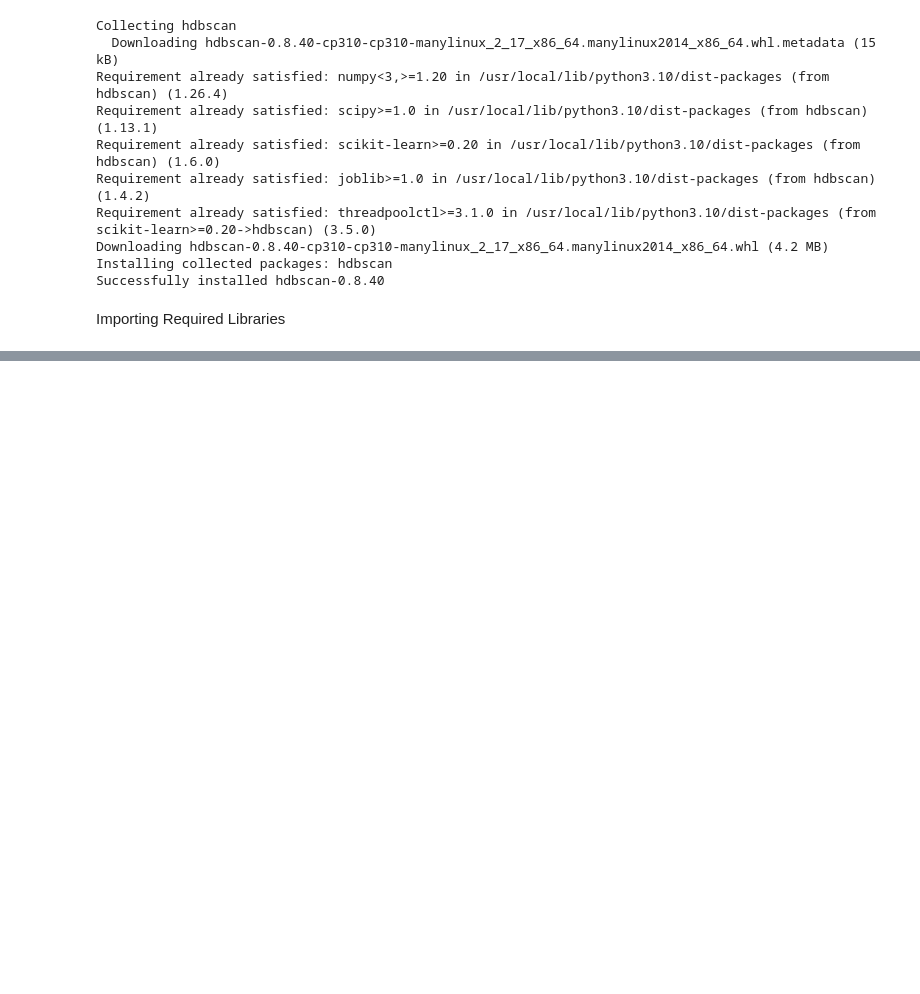
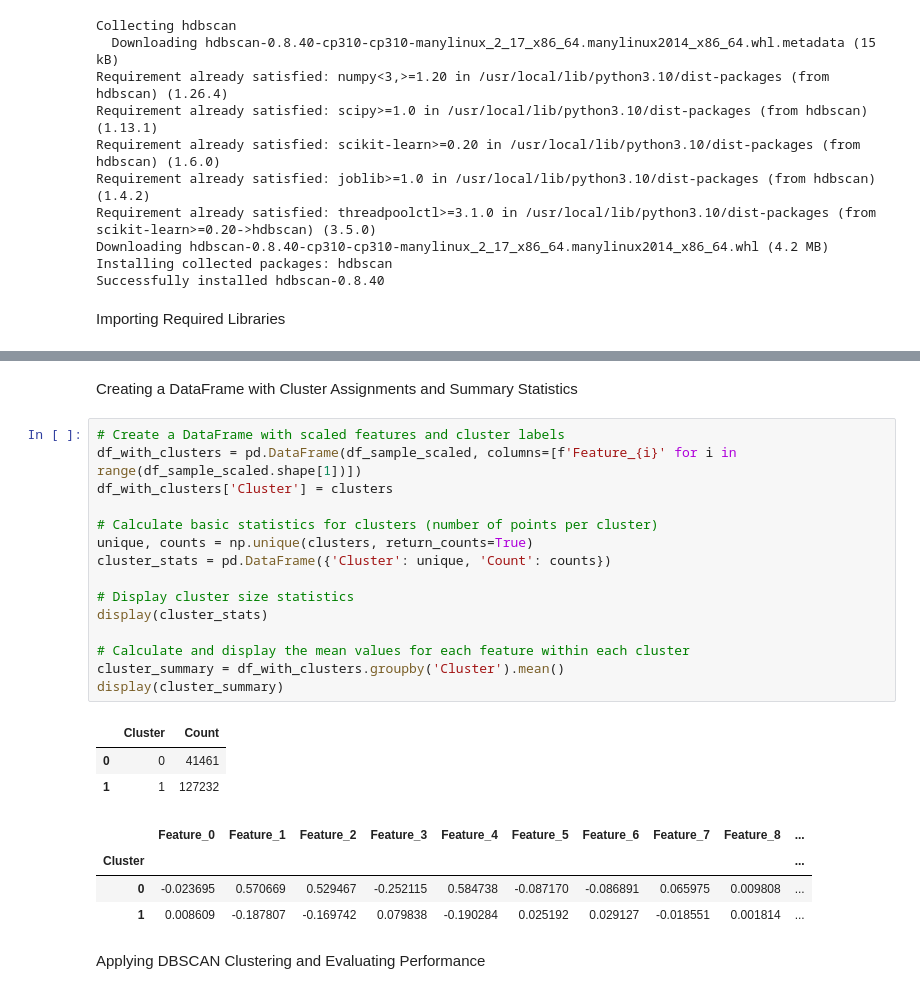
Before and after one commit to orifelszer/CrimeData, a Jupyter notebook: Clustering.ipynb, the cells around one changed output, grey strips where cells are left out. Drawn from its saved outputs; the diff is of its cells as text; blank space fills up the shorter version.

```diff
--- a/Clustering.ipynb
+++ b/Clustering.ipynb
@@ -448,0 +265,27 @@ plt.show()
+# %% [markdown]
+Creating a DataFrame with Cluster Assignments and Summary Statistics
+# %%
+# Create a DataFrame with scaled features and cluster labels
+df_with_clusters = pd.DataFrame(df_sample_scaled, columns=[f'Feature_{i}' for i in range(df_sample_scaled.shape[1])])
+df_with_clusters['Cluster'] = clusters
+
+# Calculate basic statistics for clusters (number of points per cluster)
+unique, counts = np.unique(clusters, return_counts=True)
+cluster_stats = pd.DataFrame({'Cluster': unique, 'Count': counts})
+
+# Display cluster size statistics
+display(cluster_stats)
+
+# Calculate and display the mean values for each feature within each cluster
+cluster_summary = df_with_clusters.groupby('Cluster').mean()
+display(cluster_summary)
+# %% [output]
+|  | Cluster | Count |
+| 0 | 0 | 41461 |
+| 1 | 1 | 127232 |
+|  | Feature_0 | Feature_1 | Feature_2 | Feature_3 | Feature_4 | Feature_5 | Feature_6 | Feature_7 | Feature_8 | ... |
+| Cluster |  |  |  |  |  |  |  |  |  | ... |
+| 0 | -0.023695 | 0.570669 | 0.529467 | -0.252115 | 0.584738 | -0.087170 | -0.086891 | 0.065975 | 0.009808 | ... |
+| 1 | 0.008609 | -0.187807 | -0.169742 | 0.079838 | -0.190284 | 0.025192 | 0.029127 | -0.018551 | 0.001814 | ... |
+# %% [markdown]
+Applying DBSCAN Clustering and Evaluating Performance
```
Also changed, not shown: parts of 55 cells of this notebook.
